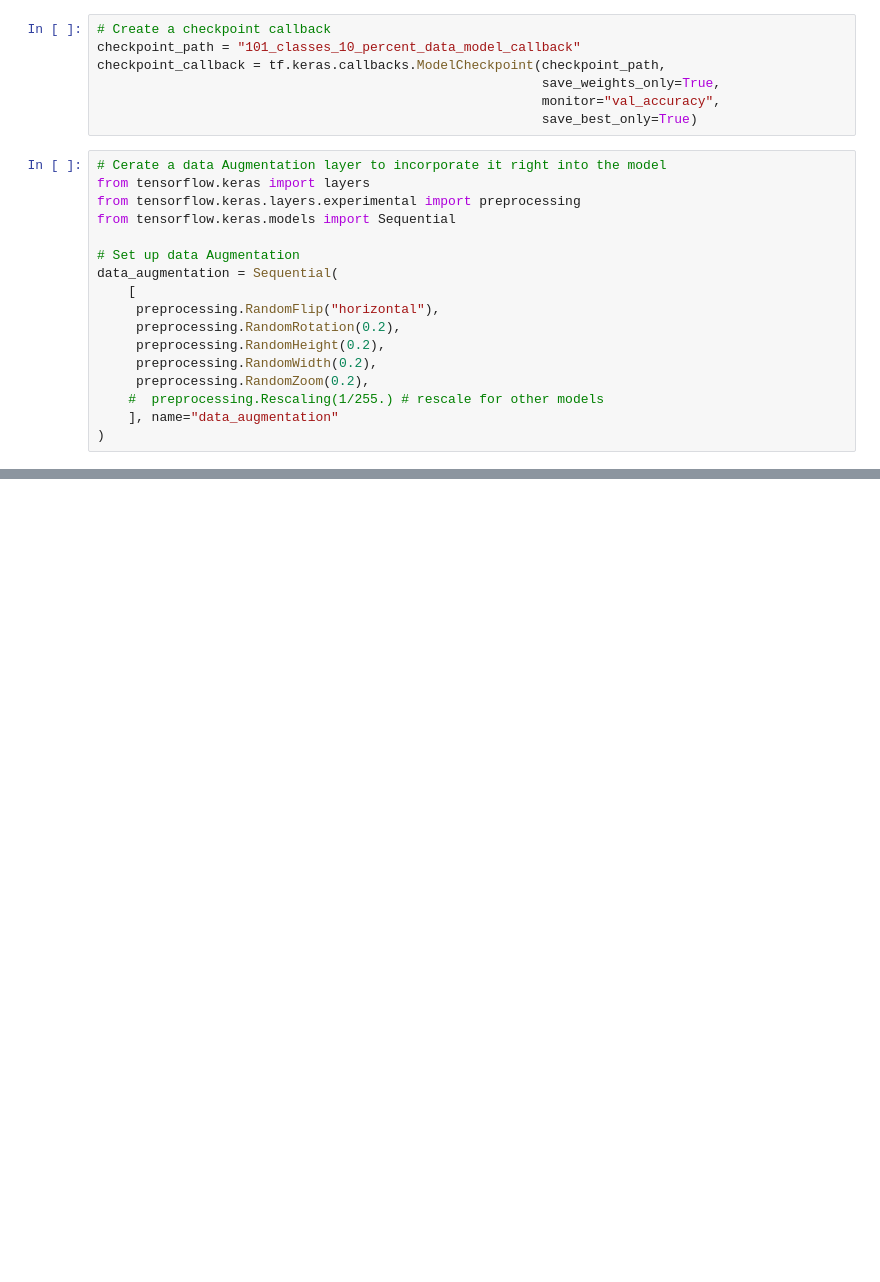
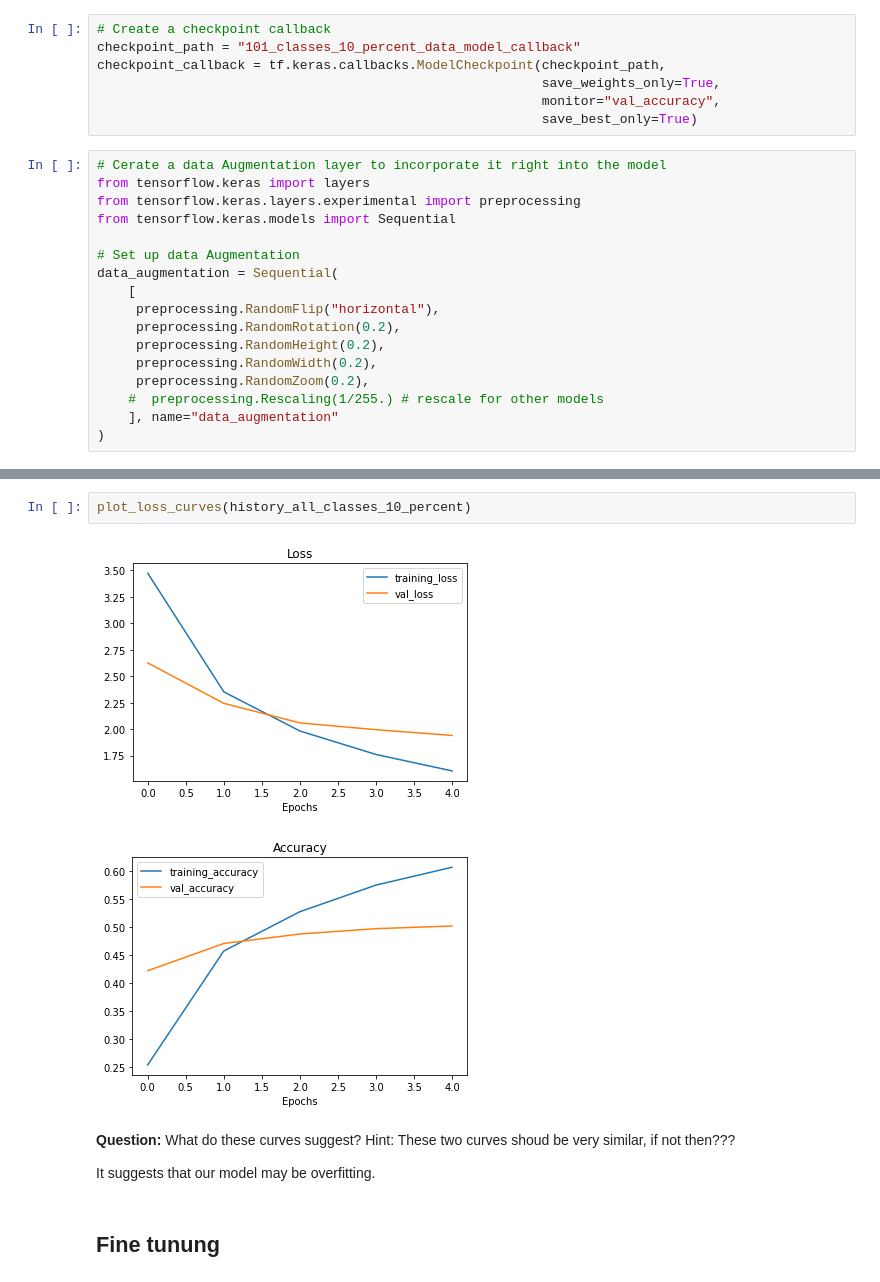
Before and after one commit to shashwat9kumar/ML-And-DataScience, a Jupyter notebook: Tensorflow/06_Transfer_Learning_in_Tensorflow_part_3_scaling_up.ipynb, the cells around one changed output, grey strips where cells are left out. Saved outputs shown, nothing was run; the diff lists cells and outputs as text; blank space fills up the shorter version.

```diff
--- a/Tensorflow/06_Transfer_Learning_in_Tensorflow_part_3_scaling_up.ipynb
+++ b/Tensorflow/06_Transfer_Learning_in_Tensorflow_part_3_scaling_up.ipynb
@@ -198,0 +210,11 @@ Epoch 5/5
+# %%
+plot_loss_curves(history_all_classes_10_percent)
+# %% [output]
+[figure, added]
+[figure, added]
+# %% [markdown]
+**Question:** What do these curves suggest? Hint: These two curves shoud be very similar, if not then???
+
+It suggests that our model may be overfitting.
+# %% [markdown]
+## Fine tunung
```
Also changed, not shown: parts of 46 cells of this notebook.
